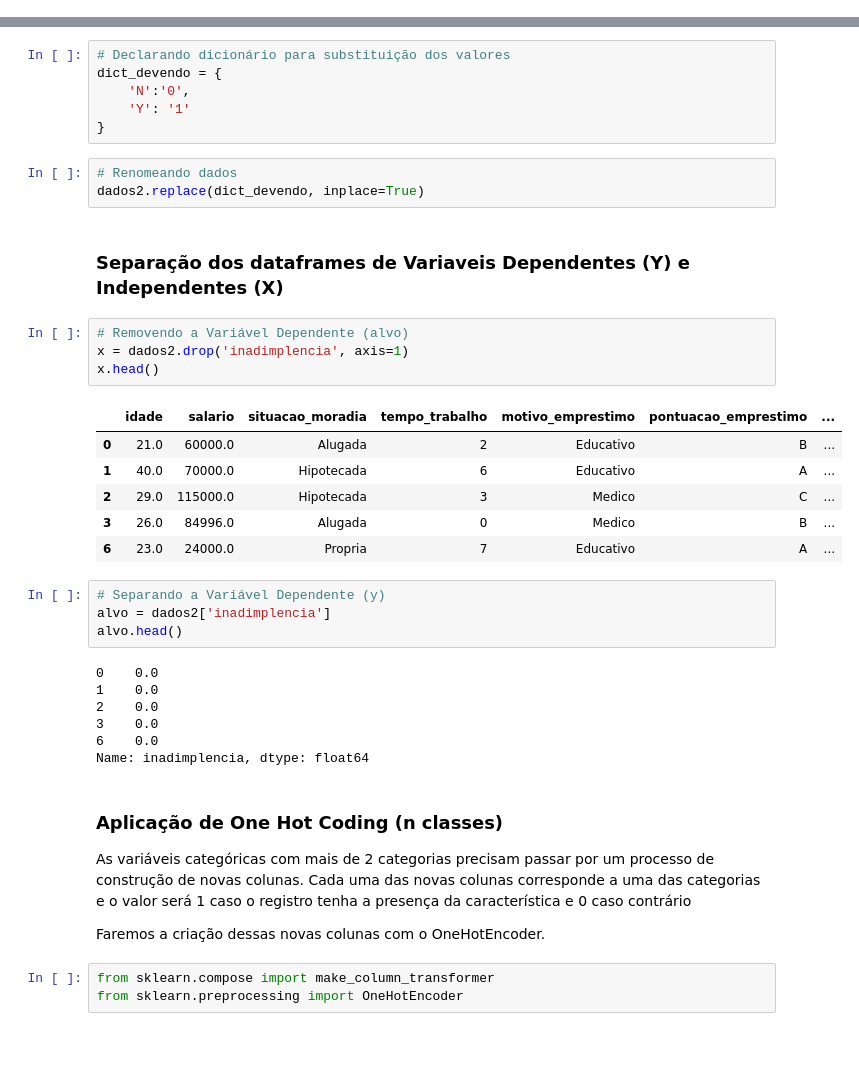
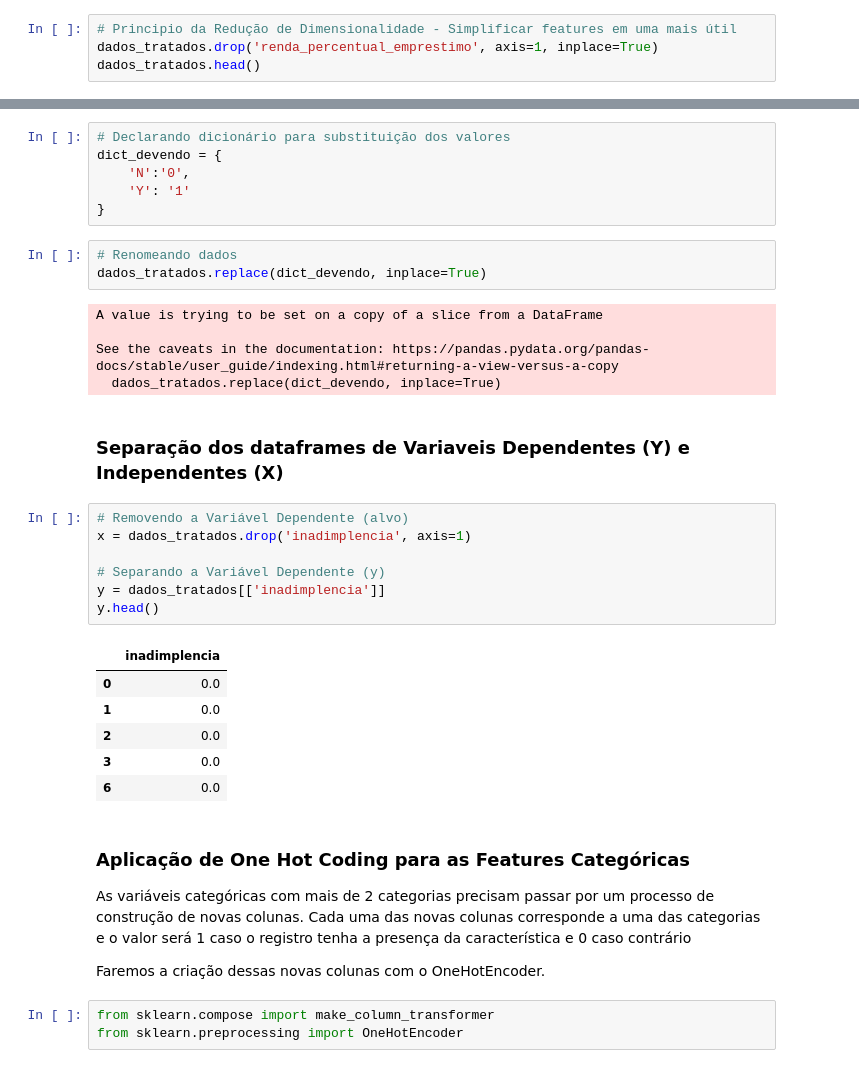
Before and after one commit to reynancs/EasyCash, a Jupyter notebook: Sprint02/Project.ipynb, the cells around one changed output, grey strips where cells are left out. Cells and saved outputs as stored; diff of their text form; blank space fills up the shorter version.

Commit message:
preparacao dos dados - ok

```diff
--- a/Sprint02/Project.ipynb
+++ b/Sprint02/Project.ipynb
@@ -373,0 +339,4 @@ dados2.head()
+# %%
+# Principio da Redução de Dimensionalidade - Simplificar features em uma mais útil
+dados_tratados.drop('renda_percentual_emprestimo', axis=1, inplace=True)
+dados_tratados.head()
@@ -382,33 +362,30 @@ dict_devendo = {
 }
 # %%
 # Renomeando dados
-dados2.replace(dict_devendo, inplace=True)
+dados_tratados.replace(dict_devendo, inplace=True)
+# %% [output]
+A value is trying to be set on a copy of a slice from a DataFrame
+
+See the caveats in the documentation: https://pandas.pydata.org/pandas-docs/stable/user_guide/indexing.html#returning-a-view-versus-a-copy
+  dados_tratados.replace(dict_devendo, inplace=True)
 # %% [markdown]
 ### Separação dos dataframes de Variaveis Dependentes (Y) e Independentes (X)
 # %%
 # Removendo a Variável Dependente (alvo)
-x = dados2.drop('inadimplencia', axis=1)
-x.head()
+x = dados_tratados.drop('inadimplencia', axis=1)
+
+# Separando a Variável Dependente (y)
+y = dados_tratados[['inadimplencia']]
+y.head()
 # %% [output]
-|  | idade | salario | situacao_moradia | tempo_trabalho | motivo_emprestimo | pontuacao_emprestimo | ... |
-| 0 | 21.0 | 60000.0 | Alugada | 2 | Educativo | B | ... |
-| 1 | 40.0 | 70000.0 | Hipotecada | 6 | Educativo | A | ... |
-| 2 | 29.0 | 115000.0 | Hipotecada | 3 | Medico | C | ... |
-| 3 | 26.0 | 84996.0 | Alugada | 0 | Medico | B | ... |
-| 6 | 23.0 | 24000.0 | Propria | 7 | Educativo | A | ... |
+|  | inadimplencia |
+| 0 | 0.0 |
+| 1 | 0.0 |
+| 2 | 0.0 |
+| 3 | 0.0 |
+| 6 | 0.0 |
-# %%
-# Separando a Variável Dependente (y)
-alvo = dados2['inadimplencia']
-alvo.head()
-# %% [output]
-0    0.0
-1    0.0
-2    0.0
-3    0.0
-6    0.0
-Name: inadimplencia, dtype: float64
 # %% [markdown]
-### Aplicação de One Hot Coding  (n classes)
+### Aplicação de One Hot Coding  para as Features Categóricas
 
 As variáveis categóricas com mais de 2 categorias precisam passar por um processo de construção de novas colunas. Cada uma das novas colunas corresponde a uma das categorias e o valor será 1 caso o registro tenha a presença da característica e 0 caso contrário
 
```
Also changed, not shown: parts of 29 cells of this notebook.
